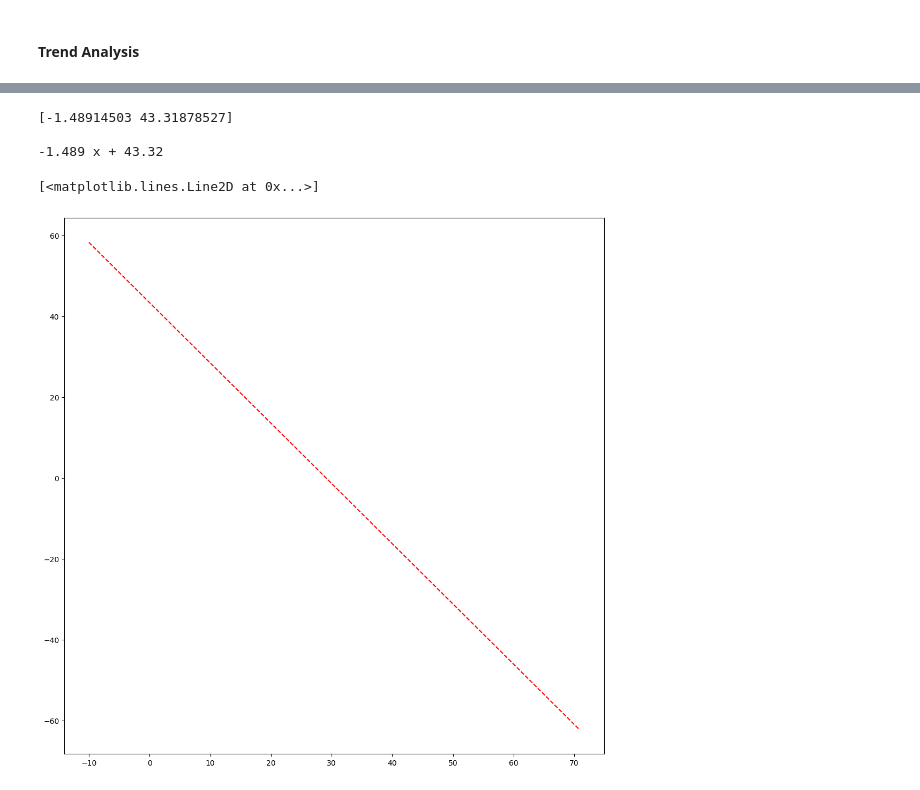
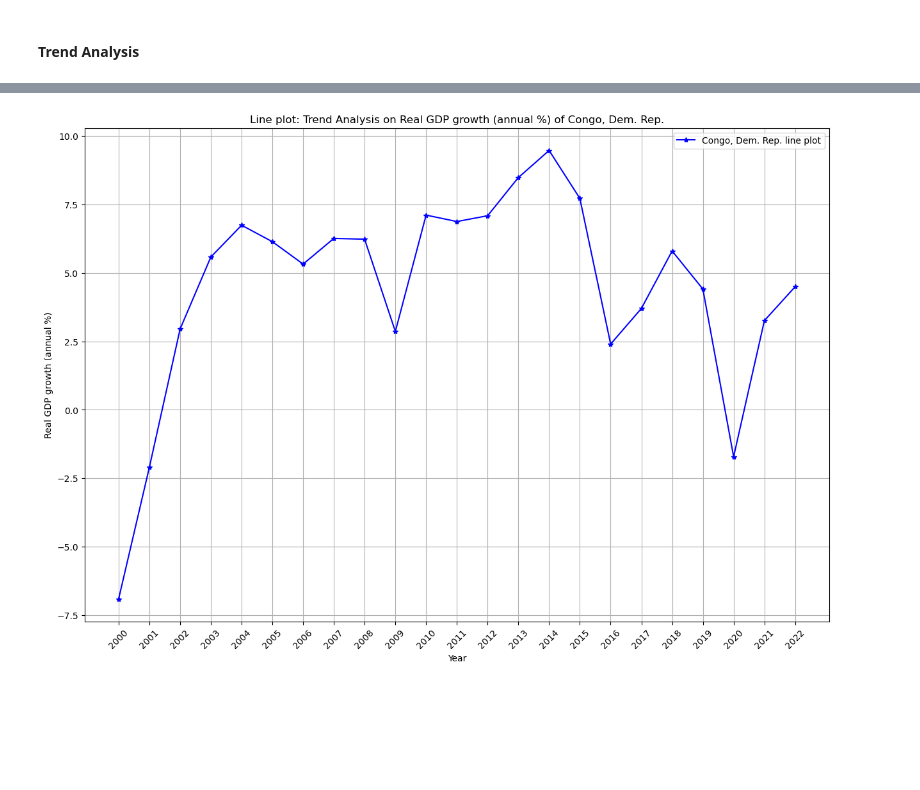
Before and after one commit to andazi/EDA-African-Economic-Performance, a Jupyter notebook: AFRICAN ECONOMY EDA.ipynb, the cells around one changed output, grey strips where cells are left out. Drawn from its saved outputs; the diff is of its cells as text; code cells hidden in the pictures; blank space fills up the shorter version.

Commit message:
trade analysis'

```diff
--- a/AFRICAN ECONOMY EDA.ipynb
+++ b/AFRICAN ECONOMY EDA.ipynb
@@ -367,44 +367,3 @@ household_consumption_gdp = "Household final consumption expenditure  (% of GDP)
 ## Economic Analysis
 # %% [markdown]
 #### Trend Analysis
-# %%
-def trend_analysis(econ_indicator, *countries):
-
-    """
-    Function to plot Trend analysis.
-
-    Parameters:
-    - econ_indicator: The economic indicator for the y-axis (e.g., 'GDP Growth')
-    - countries: The country code (e.g., 'NGA' for Nigeria or more)
-
-    Example usage:
-    trend_analysis(gdp_growth, 'NGA')
-    OR
-    plot(gdp_growth, 'NGA', 'NER')
-    """
-
-    colors = ['blue','orange','green','red','purple','brown','pink','gray','olive','teal']
-
-
-    fig,axs = plt.subplots(figsize=(15,10))
-
-    color_ind = 0
-
-    for country in countries:
-        country = country.upper()
-        country_dataset = dataset_cleaned[dataset_cleaned.Country == country_names[country]]
-        axs.plot(country_dataset[year], country_dataset[econ_indicator], color=colors[color_ind], label=f'{country_names[country]} line plot', marker='o')
-        color_ind += 1
-
-    axs.set_xlabel('Year')
-    axs.set_ylabel(econ_indicator)
-
-
-    axs.set_title(f'Line plot: Trend Analysis on {econ_indicator} of ' + ' vs '.join(country_names[country.upper()] for country in countries))
-
-    axs.grid(True)
-    axs.legend()
-
-    plt.show()
-
-    fig.savefig(f"images/Trend analysis/Line plot: Trend Analysis on {econ_indicator} of {' vs '.join(country_names[country.upper()] for country in countries)}.png")
@@ -577,18 +369,0 @@ country_dataset
-# %%
-fig,axs = plt.subplots(figsize=(13,13))
-
-# Calculate the regression line
-regression_model = np.polyfit(country_dataset[gdp_growth], country_dataset[inflation], 1)
-print(regression_model)
-regression_line = np.poly1d(regression_model)
-print(regression_line)
-
-# Plot the regression line
-x_range = np.linspace(min(country_dataset[gdp_growth]), max(country_dataset[gdp_growth])+5, 100)  # Create a range of x values
-axs.plot(x_range, regression_line(x_range), color='red', linestyle='--', label='Regression Line')
-# %% [output]
-[-1.48914503 43.31878527]
-
--1.489 x + 43.32
-[<matplotlib.lines.Line2D at 0x...>]
-[figure, removed]
@@ -594,0 +423,4 @@ axs.plot(x_range, regression_line(x_range), color='red', linestyle='--', label='
+# %%
+trend_analysis(gdp_growth,'line', 'cod')
+# %% [output]
+[figure, added]
```
Also changed, not shown: parts of 43 cells of this notebook, 4 other files.
